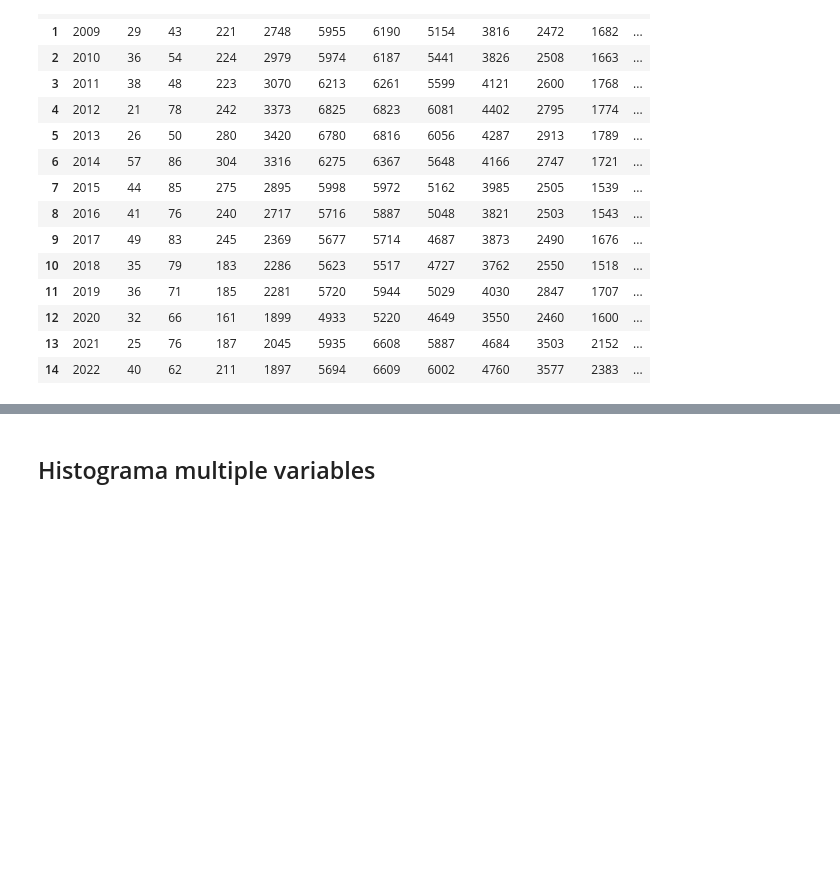
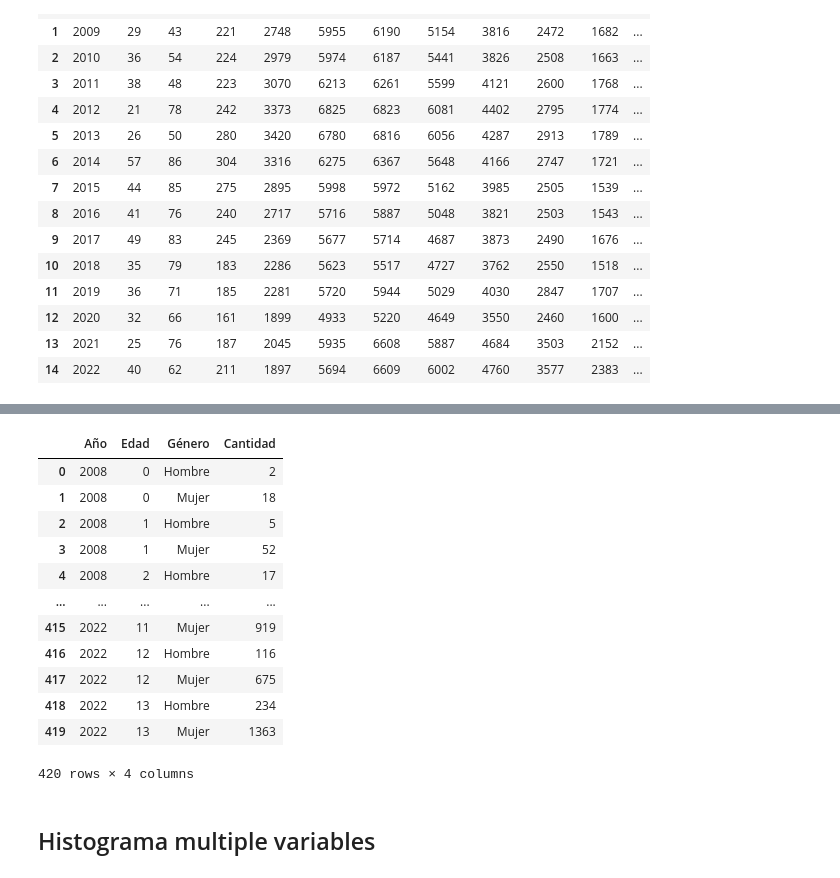
Before and after one commit to josuemj/INE-DataLab, a Jupyter notebook: notebooks/03_clustering.ipynb, the cells around one changed output, grey strips where cells are left out. Cells and saved outputs as stored; diff of their text form; code cells hidden in the pictures; blank space fills up the shorter version.

```diff
--- a/notebooks/03_clustering.ipynb
+++ b/notebooks/03_clustering.ipynb
@@ -415,21 +416,3 @@ edad_genero
 | 12 | 2020 | 32 | 66 | 161 | 1899 | 4933 | 5220 | 4649 | 3550 | 2460 | 1600 | ... |
 | 13 | 2021 | 25 | 76 | 187 | 2045 | 5935 | 6608 | 5887 | 4684 | 3503 | 2152 | ... |
 | 14 | 2022 | 40 | 62 | 211 | 1897 | 5694 | 6609 | 6002 | 4760 | 3577 | 2383 | ... |
-# %%
-# Eliminar columnas innecesarias
-edad_genero = edad_genero.drop(columns=['Total_x', 'Total_y', 'Ignorado-Edad'], errors='ignore')
-
-# Reorganizar el dataset
-nueva_estructura = []
-
-for index, row in edad_genero.iterrows():
-    año = row['Año']  # Obtener el año
-    for columna in edad_genero.columns[1:-2]:  # Excluir Año, Hombre, Mujer
-        nueva_estructura.append([año, columna, 0, row['Hombre']])  # 0 para Hombre
-        nueva_estructura.append([año, columna, 1, row['Mujer']])   # 1 para Mujer
-
-# Crear un nuevo DataFrame con la estructura correcta
-nuevo_edad_genero = pd.DataFrame(nueva_estructura, columns=['Año', 'Edad', 'Género', 'Cantidad'])
-
-# Mostrar las primeras filas del nuevo dataset
-nuevo_edad_genero
@@ -450,2 +419,61 @@ nuevo_edad_genero
+# %%
+import pandas as pd
+
+# Eliminar columnas innecesarias
+edad_genero = edad_genero.drop(columns=['Total_x', 'Total_y', 'Ignorado-Edad'], errors='ignore')
+
+# Diccionario para mapear los rangos de edad a valores numéricos
+mapa_edad = {
+    ' 0  a  4': 0, ' 5  a  9': 1, '10 a 14': 2, '15 a 19': 3, '20 a 24': 4,
+    '25 a 29': 5, '30 a 34': 6, '35 a 39': 7, '40 a 44': 8, '45 a 49': 9,
+    '50 a 54': 10, '55 a 59': 11, '60 a 64': 12, '65 y más': 13
+}
+
+# Verificar qué columnas de edad existen en el DataFrame
+columnas_edad = [col for col in edad_genero.columns if col in mapa_edad]
+
+# Reorganizar el dataset correctamente
+nueva_estructura = []
+
+for index, row in edad_genero.iterrows():
+    año = row['Año']  # Obtener el año
+    total_hombres = row['Hombre']
+    total_mujeres = row['Mujer']
+    total_victimas = total_hombres + total_mujeres  # Suma total para evitar división por cero
+
+    for columna in columnas_edad:  # Iterar sobre todas las edades detectadas
+        edad_categoria = mapa_edad[columna]
+        cantidad_total = row[columna]  # Número de víctimas en ese rango de edad
+
+        # Evitar división por cero si no hay víctimas en ese rango de edad
+        if total_victimas > 0:
+            cantidad_hombres = int(cantidad_total * (total_hombres / total_victimas))
+            cantidad_mujeres = int(cantidad_total * (total_mujeres / total_victimas))
+        else:
+            cantidad_hombres = 0
+            cantidad_mujeres = 0
+
+        nueva_estructura.append([año, edad_categoria, 'Hombre', cantidad_hombres])
+        nueva_estructura.append([año, edad_categoria, 'Mujer', cantidad_mujeres])
+
+# Crear un nuevo DataFrame con la estructura correcta
+nuevo_edad_genero = pd.DataFrame(nueva_estructura, columns=['Año', 'Edad', 'Género', 'Cantidad'])
+
+# Mostrar las filas del nuevo dataset
+nuevo_edad_genero
+# %% [output]
+|  | Año | Edad | Género | Cantidad |
+| 0 | 2008 | 0 | Hombre | 2 |
+| 1 | 2008 | 0 | Mujer | 18 |
+| 2 | 2008 | 1 | Hombre | 5 |
+| 3 | 2008 | 1 | Mujer | 52 |
+| 4 | 2008 | 2 | Hombre | 17 |
+| ... | ... | ... | ... | ... |
+| 415 | 2022 | 11 | Mujer | 919 |
+| 416 | 2022 | 12 | Hombre | 116 |
+| 417 | 2022 | 12 | Mujer | 675 |
+| 418 | 2022 | 13 | Hombre | 234 |
+| 419 | 2022 | 13 | Mujer | 1363 |
+420 rows × 4 columns
 # %% [markdown]
 ## Histograma multiple variables
```
Also changed, not shown: parts of 22 cells of this notebook.
